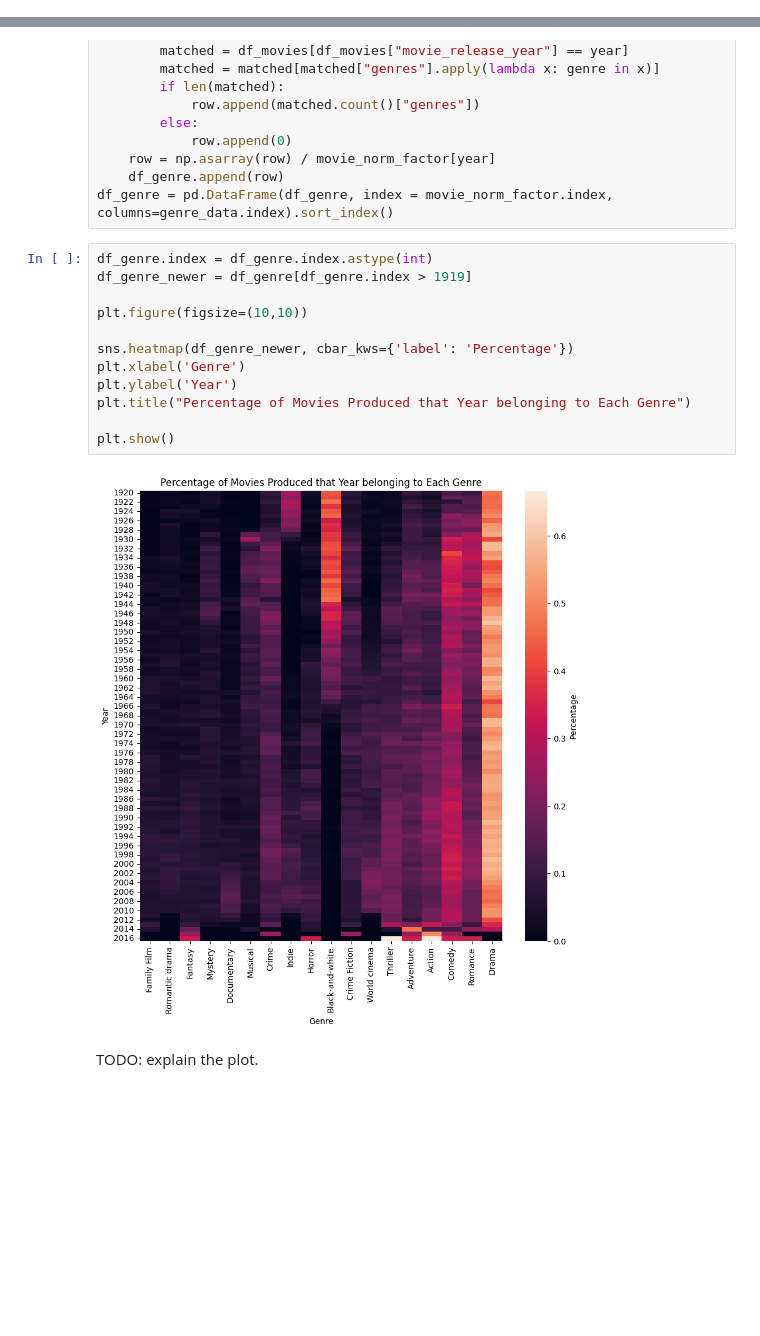
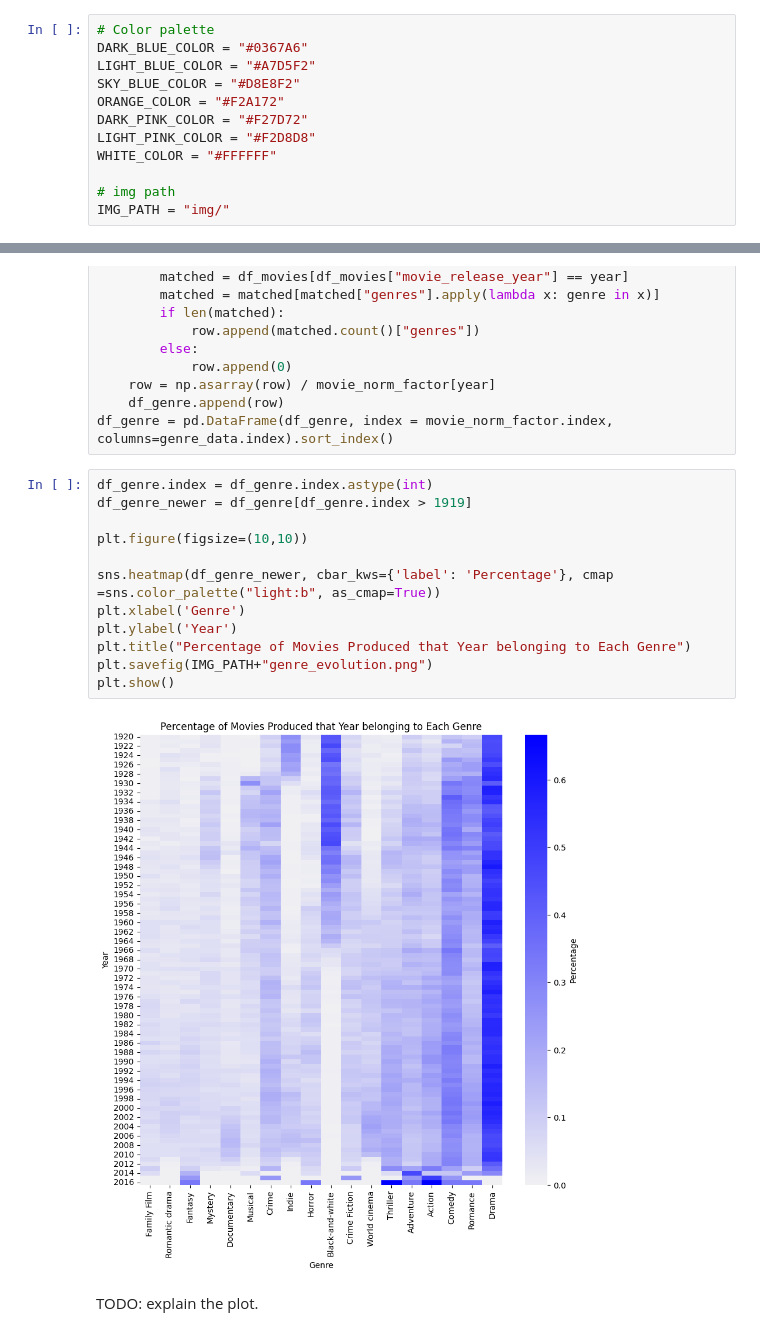
Before and after one commit to epfl-ada/ada-2022-project-r4d4r, a Jupyter notebook: BigNotebook.ipynb, the cells around one changed output, grey strips where cells are left out. Drawn from its saved outputs; the diff is of its cells as text; blank space fills up the shorter version.

Commit message:
added color pallette and savefig

```diff
--- a/BigNotebook.ipynb
+++ b/BigNotebook.ipynb
@@ -385,6 +387,18 @@ MOVIE_DATA.to_csv("data/movie_processed.csv")
 # II. Insights of the data
 # %%
 df_movies = pd.read_csv("data/movie_processed.csv", index_col=0)
+# %%
+# Color palette
+DARK_BLUE_COLOR = "#0367A6"
+LIGHT_BLUE_COLOR = "#A7D5F2"
+SKY_BLUE_COLOR = "#D8E8F2"
+ORANGE_COLOR = "#F2A172"
+DARK_PINK_COLOR = "#F27D72"
+LIGHT_PINK_COLOR = "#F2D8D8"
+WHITE_COLOR = "#FFFFFF"
+
+# img path
+IMG_PATH = "img/"
 # %% [markdown]
 ### 2.1 Movie production evolution
 # %%
@@ -561,17 +577,17 @@ df_genre = pd.DataFrame(df_genre, index = movie_norm_factor.index, columns=genre
 # %%
 df_genre.index = df_genre.index.astype(int)
 df_genre_newer = df_genre[df_genre.index > 1919]
 
 plt.figure(figsize=(10,10))
 
-sns.heatmap(df_genre_newer, cbar_kws={'label': 'Percentage'})
+sns.heatmap(df_genre_newer, cbar_kws={'label': 'Percentage'}, cmap =sns.color_palette("light:b", as_cmap=True))
 plt.xlabel('Genre')
 plt.ylabel('Year')
 plt.title("Percentage of Movies Produced that Year belonging to Each Genre")
-
+plt.savefig(IMG_PATH+"genre_evolution.png")
 plt.show()
 # %% [output]
-[figure, old version]
+[figure, new version]
 # %% [markdown]
 TODO: explain the plot.
 # %% [markdown]
```
Also changed, not shown: parts of 23 cells of this notebook, 13 other files.
